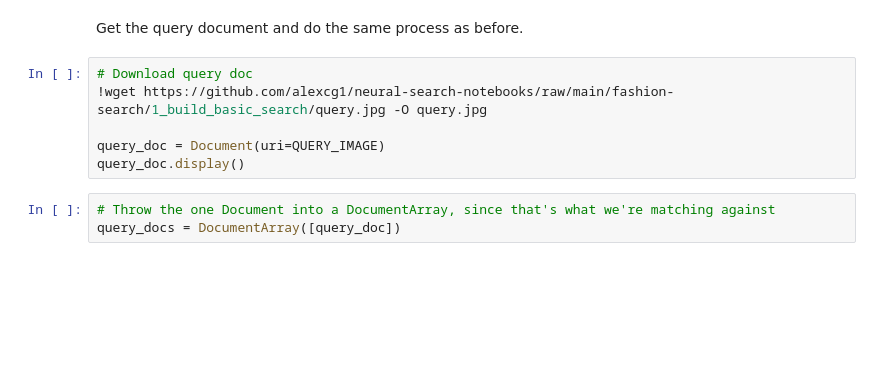
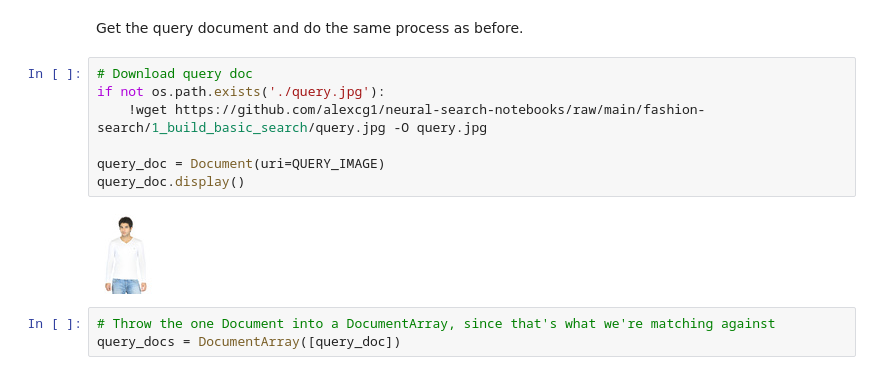
Before and after one commit to desmondboom/jina-docarray-demo, a Jupyter notebook: src/app.ipynb, the cells around one changed output. Cells and saved outputs as stored; diff of their text form; blank space fills up the shorter version.

```diff
--- a/src/app.ipynb
+++ b/src/app.ipynb
@@ -67,10 +133,13 @@ if PLOT_EMBEDDINGS:
 Get the query document and do the same process as before.
 # %%
 # Download query doc
-!wget https://github.com/alexcg1/neural-search-notebooks/raw/main/fashion-search/1_build_basic_search/query.jpg -O query.jpg
+if not os.path.exists('./query.jpg'):
+    !wget https://github.com/alexcg1/neural-search-notebooks/raw/main/fashion-search/1_build_basic_search/query.jpg -O query.jpg
 
 query_doc = Document(uri=QUERY_IMAGE)
 query_doc.display()
+# %% [output]
+[figure, added]
 # %%
 # Throw the one Document into a DocumentArray, since that's what we're matching against
 query_docs = DocumentArray([query_doc])
```
Also changed, not shown: parts of 12 cells of this notebook.
